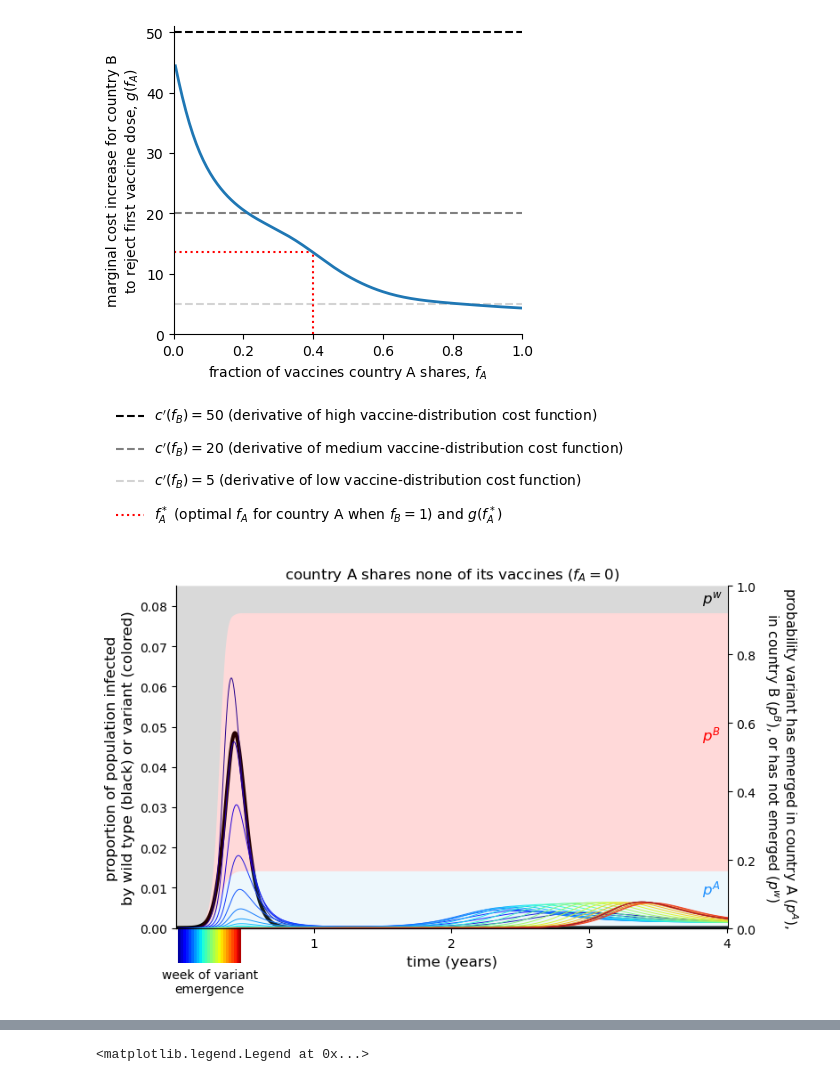
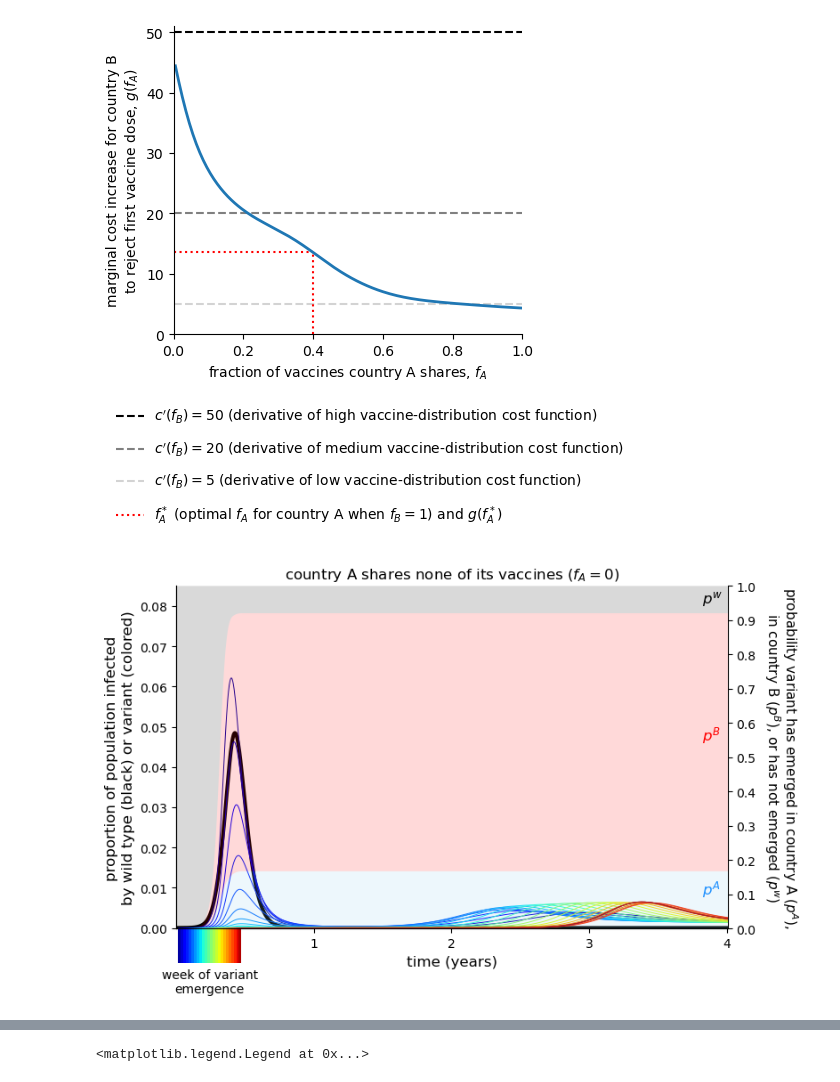
Before and after one commit to freedmanari/vaccine_nationalism, a Jupyter notebook: vaccine_nationalism.ipynb, the cells around one changed output, grey strips where cells are left out. Saved outputs shown, nothing was run; the diff lists cells and outputs as text; code cells hidden in the pictures.

Commit message:
add more ticks to example figure

```diff
--- a/vaccine_nationalism.ipynb
+++ b/vaccine_nationalism.ipynb
@@ -952,7 +952,8 @@ twin.margins(x=0,y=0)
 twin.text(3.82,.95, '$p^w$', fontsize=12, fontweight = 'bold')
 twin.text(3.82,.55, '$p^B$', fontsize=12, fontweight = 'bold', color='red')
 twin.text(3.82,.1, '$p^A$', fontsize=12, fontweight = 'bold', color='dodgerblue')
-### if R0 set to 1.5, replace last 3 lines with
+twin.set_yticks(np.linspace(0,1,11))
+### if R0 set to 1.5, replace last 4 lines with
 # twin.text(3.82,.8, '$p^w$', fontsize=12, fontweight = 'bold')
 # twin.text(3.82,.3, '$p^B$', fontsize=12, fontweight = 'bold', color='red')
 # twin.text(4.13,.04, '$p^A$', fontsize=12, fontweight = 'bold', color='dodgerblue')
@@ -987,34 +988,34 @@ for t in emergence_tsteps_all:
         I_vA = (IA_vAs[:,emergence_tsteps_A.index(t)] + IB_vAs[:,emergence_tsteps_B.index(t)]) / 2
     elif t in emergence_tsteps_A:
         I_vA = IA_vAs[:,emergence_tsteps_A.index(t)]
     else:
         I_vA = IB_vAs[:,emergence_tsteps_B.index(t)]
 
     ax.plot(all_ts[I_vA>0]/365, I_vA[I_vA>0],
              linewidth=.7, color = cmap(norm(t)))
 
 ax.spines[['top']].set_visible(False)
 ax.set_xlabel('time (years)', size=12)
 ax.set_ylabel('proportion of population infected\nby wild type (black) or variant (colored)', size=12, linespacing=1.3)
 ax.set_title('country A shares none of its vaccines ($f_A=0$)')
 ax.set_ylim(-.00019,.085)
 ### if R0 set to 1.5, replace last line with
 # ax.set_ylim(-.00012,.05)
 ax.set_xticks(range(1,5))
 ax.margins(x=0,y=0)
 
 cbax = ax.inset_axes([emergence_tsteps_all[0]/tsteps*.8, -.101, (emergence_tsteps_all[-1]-emergence_tsteps_all[0])/tsteps, 0.1])
 cbar = fig.colorbar(mpl.cm.ScalarMappable(cmap=cmap, norm=norm), ax=ax, cax=cbax,
                     orientation='horizontal', location='bottom', ticks=[])
 cbar.outline.set_visible(False)
 cbar.minorticks_off()
 cbar.set_label(label='week of variant\nemergence')
 
 # plt.savefig('figures/roughs/example_low_fA.svg', bbox_inches='tight')
 ### or if R0 set to 1.5
 # plt.savefig('figures/roughs/example_low_R0_low_fA.svg', bbox_inches='tight')
 # %% [output]
-[figure, old version]
+[figure, new version]
 # %%
 _, all_ts, _, _, \
 pw, pA, pB, A_weights, B_weights, \
```
Also changed, not shown: parts of 1 cell of this notebook, 1 other file.
